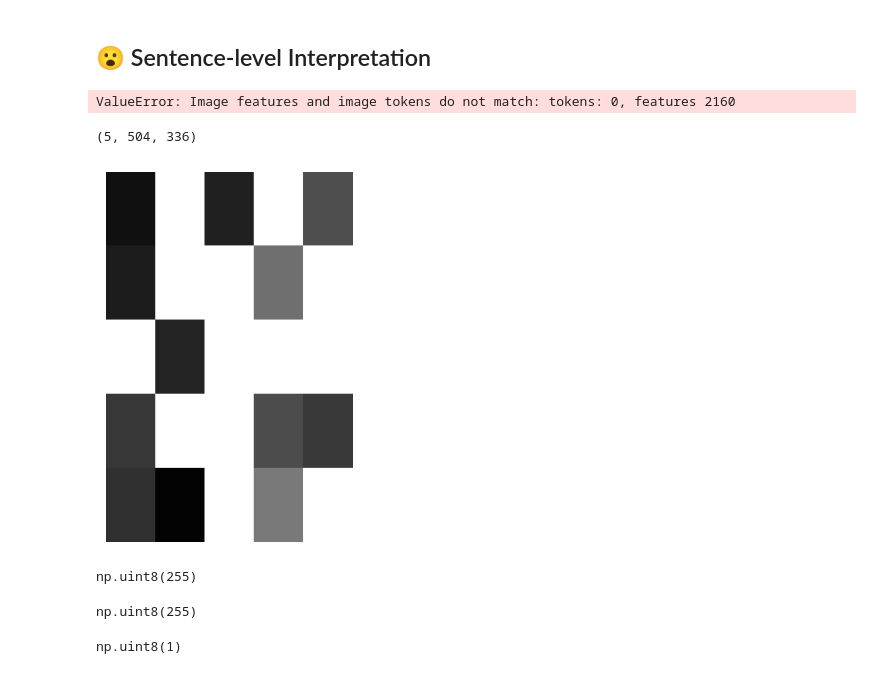
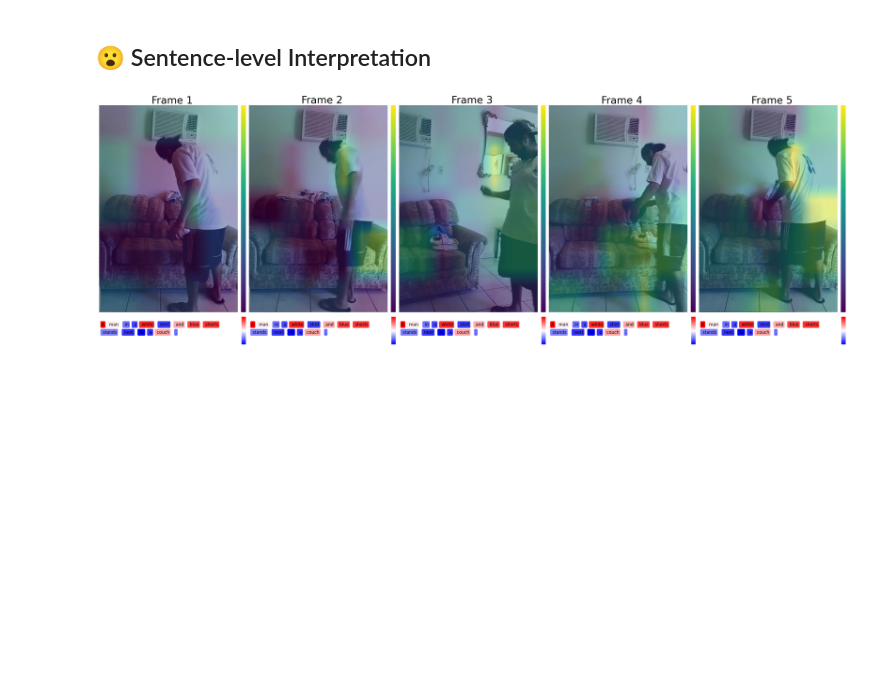
Before and after one commit to RuoyuChen10/EAGLE, a Jupyter notebook: tutorial/Video_interpretation.ipynb, the cells around one changed output. Drawn from its saved outputs; the diff is of its cells as text; code cells hidden in the pictures; blank space fills up the shorter version.

```diff
--- a/tutorial/Video_interpretation.ipynb
+++ b/tutorial/Video_interpretation.ipynb
@@ -278,12 +275,12 @@ frames, _ = load_frames_sorted(video_path)
 V_set = build_V_set_5x5_keep_channel(frames)
 # %%
 ## Begin to explain
-S_set, saved_json_file = explainer(image, V_set)
+S_set, saved_json_file = explainer(frames, V_set)
 saved_json_file["selected_interpretation_token_id"] = selected_interpretation_token_id
 saved_json_file["selected_interpretation_token_word_id"] = selected_interpretation_token_word_id
 saved_json_file["words"] = output_words
-# %% [output]
-ValueError: Image features and image tokens do not match: tokens: 0, features 2160
+# %%
+saved_json_file["smdl_score"] = (np.array(saved_json_file["insertion_score"]) + 1 - np.array(saved_json_file["deletion_score"])).tolist()
 # %%
 S_set = np.load("video.npy")
 with open("video.json", 'r', encoding='utf-8') as f:
@@ -369,20 +360,49 @@ for i, cam in enumerate(cams):
-# %%
-attribution_map.shape
-# %% [output]
-(5, 504, 336)
-# %%
-imshow(attribution_map[0])
-# %% [output]
-[figure, removed]
-# %%
-attribution_map[0].max()
-# %% [output]
-np.uint8(255)
-# %%
-attribution_map[1].max()
-# %% [output]
-np.uint8(255)
-# %%
-S_set[0][4].max()
-# %% [output]
-np.uint8(1)
+# %%
+import io
+import matplotlib.pyplot as plt
+import matplotlib.image as mpimg
+
+buffers = []
+
+# 先生成每一帧
+for i, cam in enumerate(cams):
+    visualize_explanation(cam, text, word_heatmap_scores)
+
+    buf = io.BytesIO()
+    plt.savefig(buf, format='png', bbox_inches='tight', pad_inches=0)
+    plt.close()
+    buf.seek(0)
+    buffers.append(buf)
+
+imgs = [mpimg.imread(buf) for buf in buffers]
+n = len(imgs)
+
+# 关键：按图片实际宽度设置每个子图的宽度比例
+width_ratios = [img.shape[1] for img in imgs]
+
+fig, axes = plt.subplots(
+    1, n,
+    figsize=(sum(width_ratios) / 100, max(img.shape[0] for img in imgs) / 80 + 0.5),
+    gridspec_kw={'width_ratios': width_ratios}
+)
+
+if n == 1:
+    axes = [axes]
+
+for i, (ax, img) in enumerate(zip(axes, imgs)):
+    ax.imshow(img)
+    ax.set_title(f"Frame {i+1}", fontsize=28, pad=2)
+    ax.axis("off")
+
+plt.subplots_adjust(
+    left=0.005,
+    right=0.995,
+    top=0.90,
+    bottom=0.02,
+    wspace=0.02,   # 这里可以继续调小
+    hspace=0
+)
+
+plt.show()
+# %% [output]
+[figure, added]
```
Also changed, not shown: parts of 4 cells of this notebook, 4 other files.
